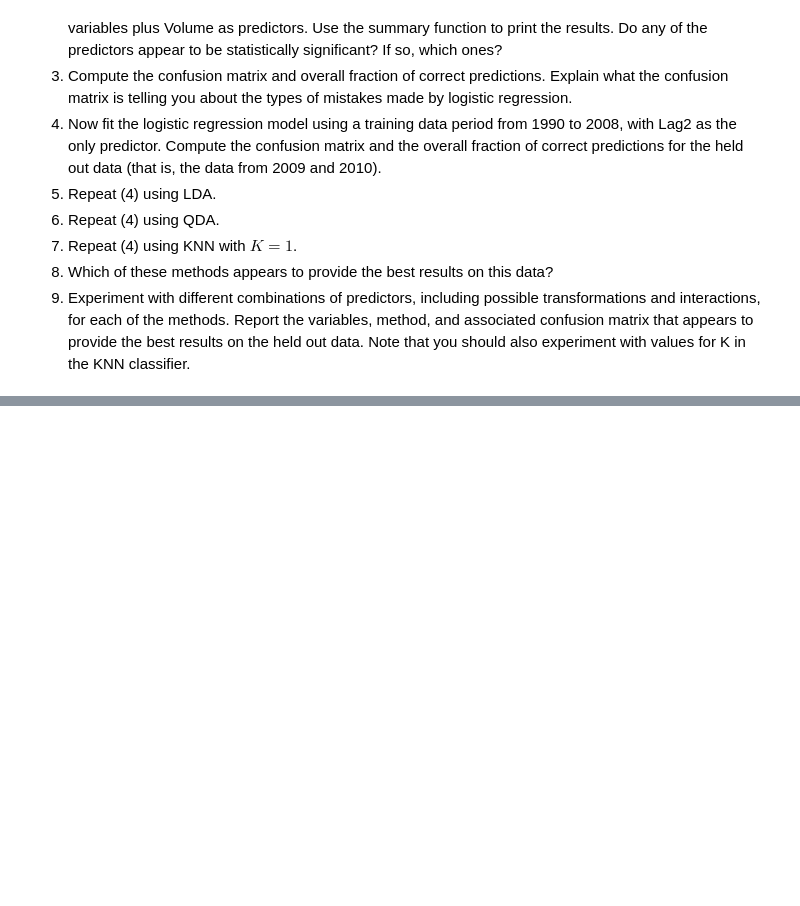
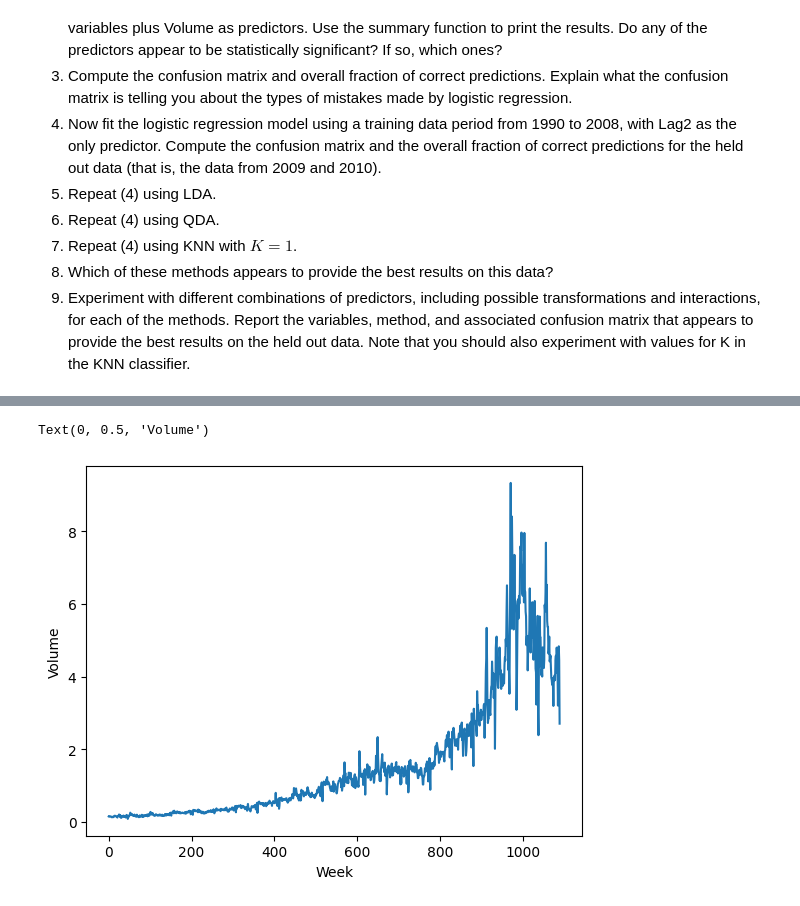
Before and after one commit to Daniel-Sinkin/statlearning, a Jupyter notebook: Exercises/04/04_13.ipynb, the cells around one changed output, grey strips where cells are left out. Cells and saved outputs as stored; diff of their text form; code cells hidden in the pictures; blank space fills up the shorter version.

```diff
--- a/Exercises/04/04_13.ipynb
+++ b/Exercises/04/04_13.ipynb
@@ -11,0 +22,3 @@
+# %%
+Weekly: pd.DataFrame = ISLP.load_data("Weekly")
+Weekly.head()
@@ -11,0 +60,7 @@
+# %%
+plt.plot(range(len(Weekly)), Weekly.Volume)
+plt.xlabel("Week")
+plt.ylabel("Volume")
+# %% [output]
+Text(0, 0.5, 'Volume')
+[figure, added]
```
Also changed, not shown: parts of 18 cells of this notebook, 2 other files.
